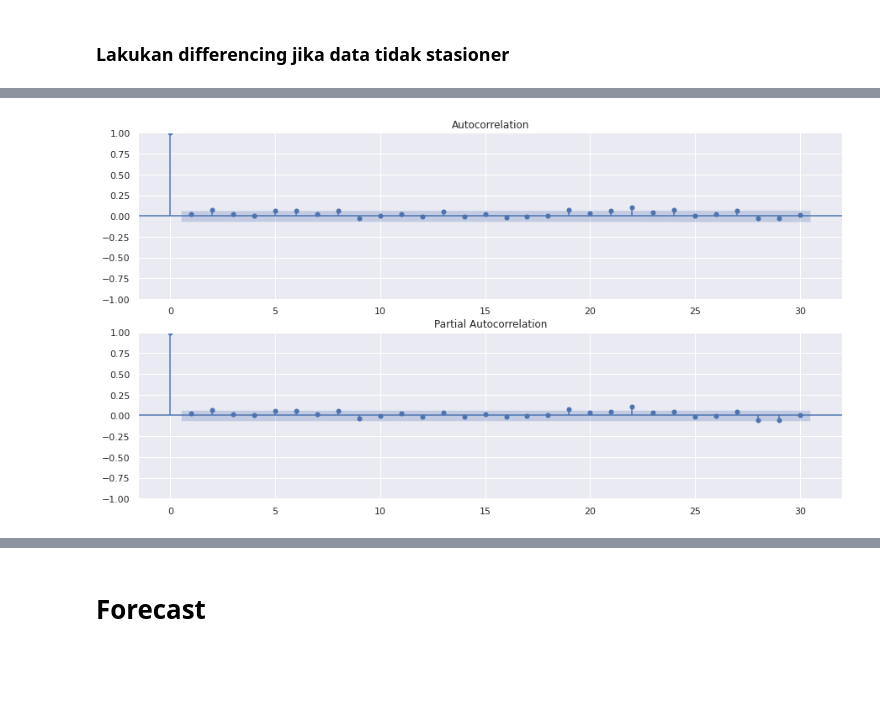
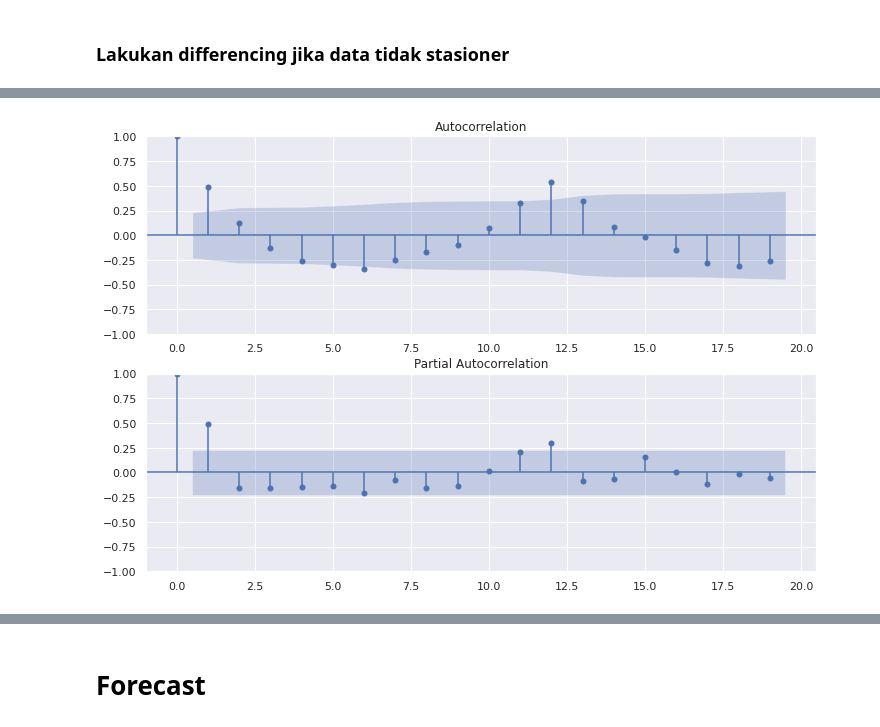
Before and after one commit to RyanB1303/curah_hujan, a Jupyter notebook: curah_hujan_predict_v1.ipynb, the cells around one changed output, grey strips where cells are left out. Drawn from its saved outputs; the diff is of its cells as text; code cells hidden in the pictures; blank space fills up the shorter version.

```diff
--- a/curah_hujan_predict_v1.ipynb
+++ b/curah_hujan_predict_v1.ipynb
@@ -70,0 +78,4 @@ dtype: int64
+# %%
+# mengubah format tanggal dari object ke datetime
+pd_train['Tanggal'] = pd.to_datetime(pd_train['Tanggal'], format="%Y-%m")
+pd_train
@@ -71,5 +96,8 @@ dtype: int64
 # %%
-# replace NaN ke 0
-df_predict_clean = train.fillna(0)
 # cek NaN di df baru
-df_predict_clean.isnull().sum()
+nan_checker = pd_train.isnull().sum()
+if nan_checker['RR'] == 0:
+    # replace NaN ke 0
+    df_predict_clean = pd_train.fillna(0)
+else:
+    df_predict_clean = pd_train
@@ -87,4 +118,4 @@ cond_1.loc[cond_1 < 500].max()
 # %%
 # mengganti abnormal value ke 277.5 di df_predict_clean
-df_predict_clean.loc[df_predict_clean['RR'] > 500, 'RR'] = 277.5
-df_predict_clean['RR'].max()
+# df_predict_clean.loc[df_predict_clean['RR'] > 500, 'RR'] = 277.5
+# df_predict_clean['RR'].max()
@@ -129,8 +158,8 @@ sns.lineplot(x="Tanggal", y="RR",legend='full' ,data=df_rain_20)
 # Identifikasi Data
 # %%
 # set_index df_rain_20
-df_rain_20 = df_rain_20.set_index('Tanggal')
-df_rain_20.head()
+train_df = train_df.set_index('Tanggal')
+train_df.head()
 # %% [output]
 |  | RR |
 | Tanggal |  |
@@ -202,9 +247,10 @@ dtype: float64
 # %%
+# sebelum diferencing
 import statsmodels.api as sm
-fig = plt.figure(figsize=(15,8))
+fig = plt.figure(figsize=(12,8))
 ax1 = fig.add_subplot(211)
-fig = sm.graphics.tsa.plot_acf(df_rain_20.RR, ax=ax1)
+fig = sm.graphics.tsa.plot_acf(train_df.RR, ax=ax1)
 ax2 = fig.add_subplot(212)
-fig = sm.graphics.tsa.plot_pacf(df_rain_20.RR, ax=ax2, method='ywm')
+fig = sm.graphics.tsa.plot_pacf(train_df.RR, ax=ax2, method='ywm')
 # %% [output]
-[figure, old version]
+[figure, new version]
```
Also changed, not shown: parts of 41 cells of this notebook, 2 other files.
